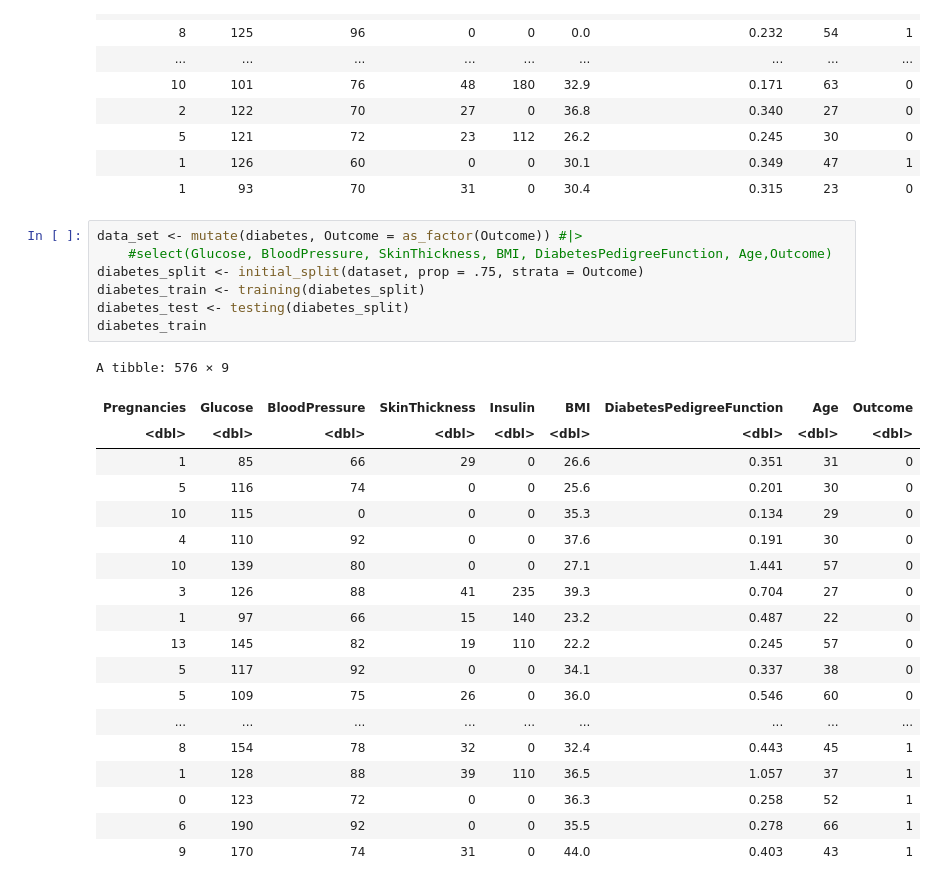
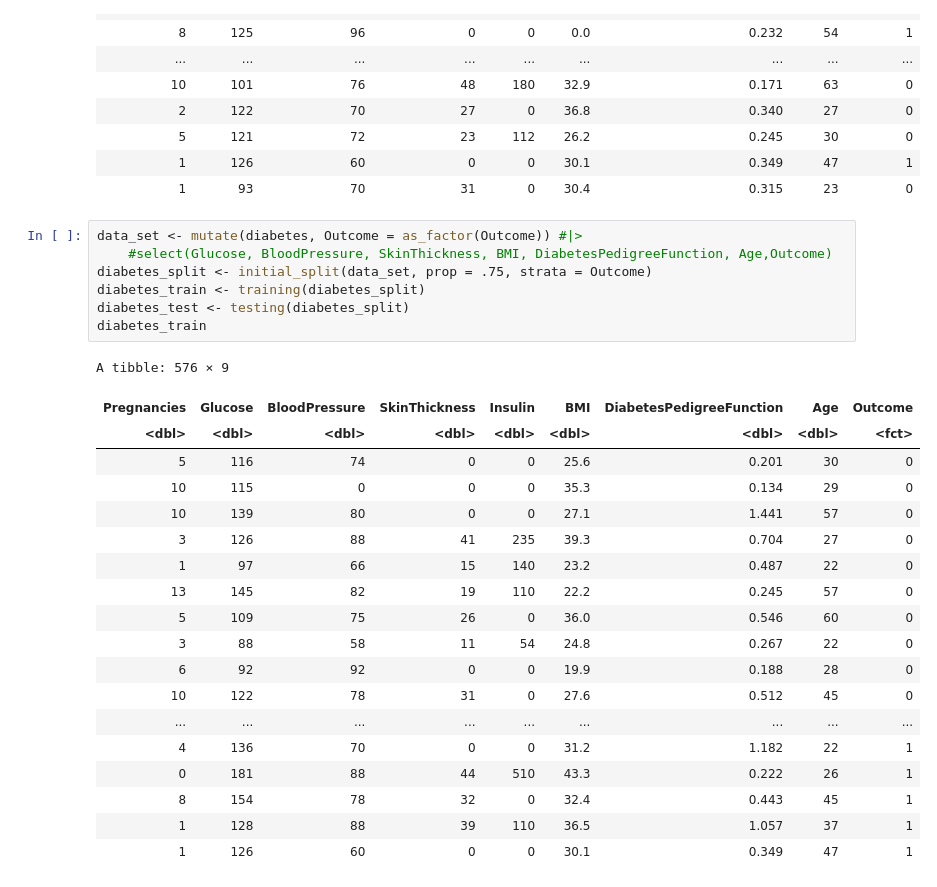
Before and after one commit to NDChavez/diabetes_ds_project, a Jupyter notebook: diabetes_ds_proposal.ipynb, the cells around one changed output. Drawn from its saved outputs; the diff is of its cells as text.

```diff
--- a/diabetes_ds_proposal.ipynb
+++ b/diabetes_ds_proposal.ipynb
@@ -92,27 +92,27 @@ A spec_tbl_df: 768 × 9
 # %%
 data_set <- mutate(diabetes, Outcome = as_factor(Outcome)) #|>
     #select(Glucose, BloodPressure, SkinThickness, BMI, DiabetesPedigreeFunction, Age,Outcome)
-diabetes_split <- initial_split(dataset, prop = .75, strata = Outcome)
+diabetes_split <- initial_split(data_set, prop = .75, strata = Outcome)
 diabetes_train <- training(diabetes_split)
 diabetes_test <- testing(diabetes_split)
 diabetes_train
 # %% [output]
 A tibble: 576 × 9
 | Pregnancies | Glucose | BloodPressure | SkinThickness | Insulin | BMI | DiabetesPedigreeFunction | Age | Outcome |
-| <dbl> | <dbl> | <dbl> | <dbl> | <dbl> | <dbl> | <dbl> | <dbl> | <dbl> |
-| 1 | 85 | 66 | 29 | 0 | 26.6 | 0.351 | 31 | 0 |
+| <dbl> | <dbl> | <dbl> | <dbl> | <dbl> | <dbl> | <dbl> | <dbl> | <fct> |
 | 5 | 116 | 74 | 0 | 0 | 25.6 | 0.201 | 30 | 0 |
 | 10 | 115 | 0 | 0 | 0 | 35.3 | 0.134 | 29 | 0 |
-| 4 | 110 | 92 | 0 | 0 | 37.6 | 0.191 | 30 | 0 |
 | 10 | 139 | 80 | 0 | 0 | 27.1 | 1.441 | 57 | 0 |
 | 3 | 126 | 88 | 41 | 235 | 39.3 | 0.704 | 27 | 0 |
 | 1 | 97 | 66 | 15 | 140 | 23.2 | 0.487 | 22 | 0 |
 | 13 | 145 | 82 | 19 | 110 | 22.2 | 0.245 | 57 | 0 |
-| 5 | 117 | 92 | 0 | 0 | 34.1 | 0.337 | 38 | 0 |
 | 5 | 109 | 75 | 26 | 0 | 36.0 | 0.546 | 60 | 0 |
+| 3 | 88 | 58 | 11 | 54 | 24.8 | 0.267 | 22 | 0 |
+| 6 | 92 | 92 | 0 | 0 | 19.9 | 0.188 | 28 | 0 |
+| 10 | 122 | 78 | 31 | 0 | 27.6 | 0.512 | 45 | 0 |
 | ... | ... | ... | ... | ... | ... | ... | ... | ... |
+| 4 | 136 | 70 | 0 | 0 | 31.2 | 1.182 | 22 | 1 |
+| 0 | 181 | 88 | 44 | 510 | 43.3 | 0.222 | 26 | 1 |
 | 8 | 154 | 78 | 32 | 0 | 32.4 | 0.443 | 45 | 1 |
 | 1 | 128 | 88 | 39 | 110 | 36.5 | 1.057 | 37 | 1 |
-| 0 | 123 | 72 | 0 | 0 | 36.3 | 0.258 | 52 | 1 |
-| 6 | 190 | 92 | 0 | 0 | 35.5 | 0.278 | 66 | 1 |
-| 9 | 170 | 74 | 31 | 0 | 44.0 | 0.403 | 43 | 1 |
+| 1 | 126 | 60 | 0 | 0 | 30.1 | 0.349 | 47 | 1 |
```
